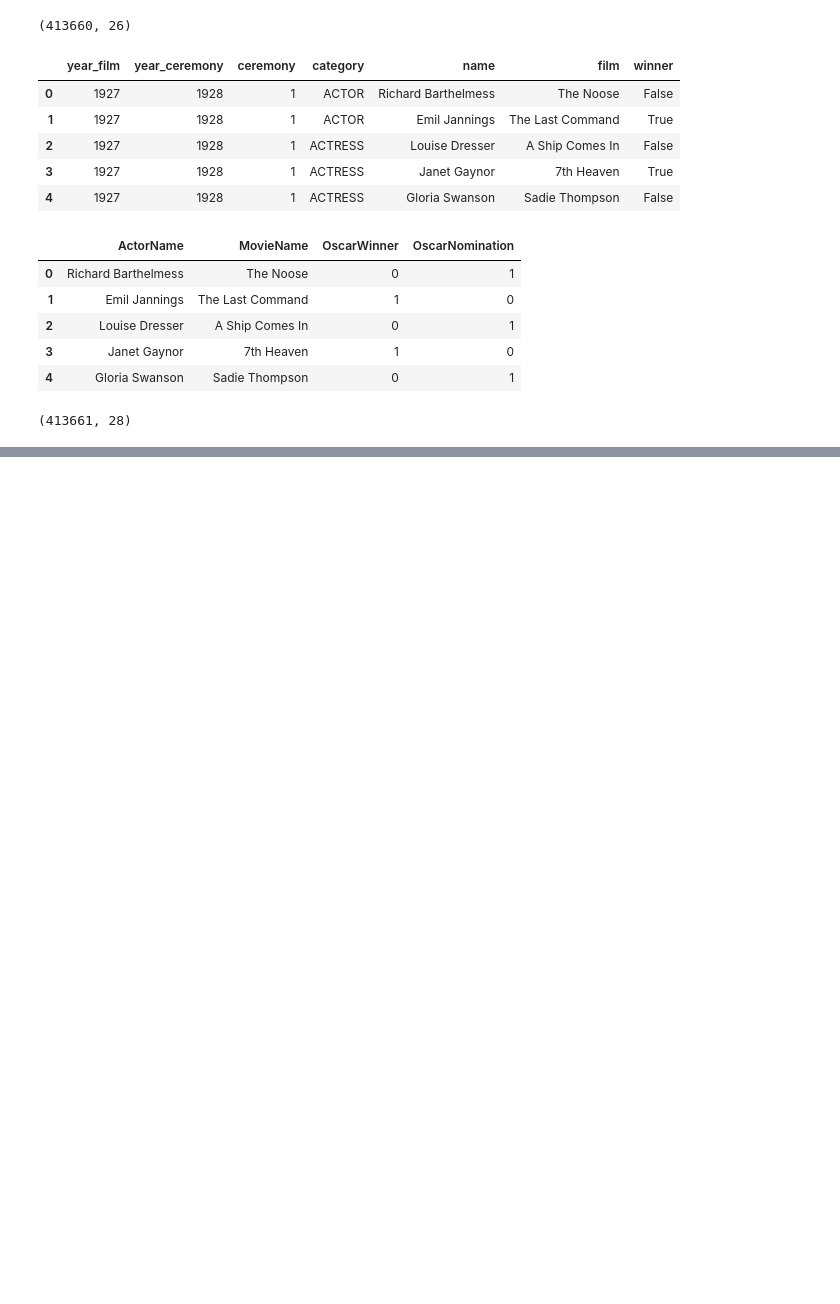
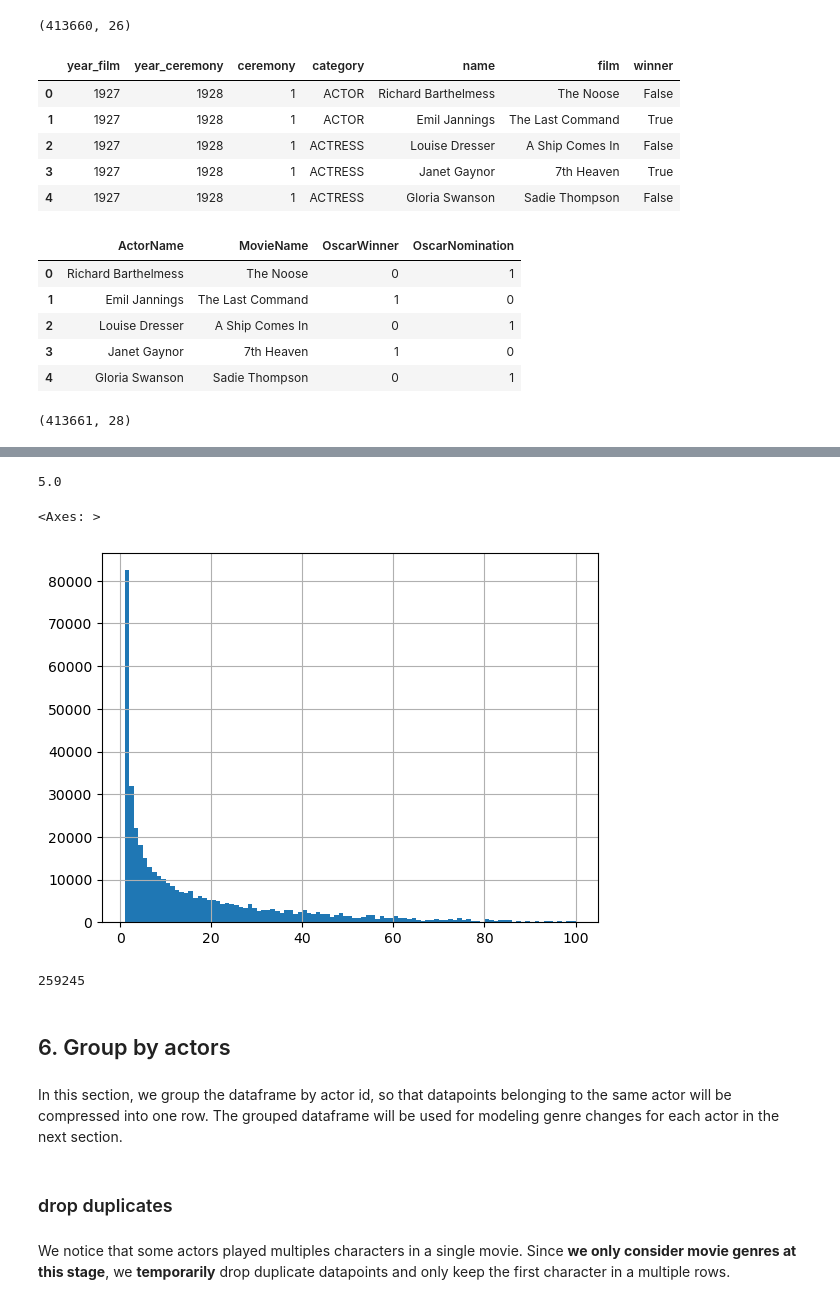
Before and after one commit to epfl-ada/ada-2023-project-datateahouse, a Jupyter notebook: Data Prerocessing.ipynb, the cells around one changed output, grey strips where cells are left out. Drawn from its saved outputs; the diff is of its cells as text; code cells hidden in the pictures; blank space fills up the shorter version.

```diff
--- a/Data Prerocessing.ipynb
+++ b/Data Prerocessing.ipynb
@@ -944,0 +947,3 @@ merged_awards_Oscar.to_pickle("./characters_movies.pkl")
+# %%
+df = pd.read_pickle("./characters_movies.pkl")
+df
@@ -944,0 +977,7 @@ merged_awards_Oscar.to_pickle("./characters_movies.pkl")
+# %%
+# counting the movies each actor has played and append a new column "actor_movie_count"
+actor_movie_count = df.groupby(df.ActorID).agg("count")
+df_actor_movie_count = pd.DataFrame({"ActorMovieCount": actor_movie_count["WID"].values},
+                                 index=actor_movie_count.index)
+df_add_count = pd.merge(df, df_actor_movie_count, how="left", left_on="ActorID", right_index=True)
+df_add_count
@@ -944,0 +1012,25 @@ merged_awards_Oscar.to_pickle("./characters_movies.pkl")
+# %%
+df_add_count["ActorMovieCount"].quantile(0.4)
+# around 97.5% of actors have played less than 100 movies
+# %% [output]
+5.0
+# %%
+# plot the distribution of counts <= 100
+df_add_count[df_add_count["ActorMovieCount"] <= 100]["ActorMovieCount"].hist(bins=99)
+# %% [output]
+<Axes: >
+[figure, added]
+# %%
+# filter out nan movie genres and count < 5
+df_filtered = df_add_count[df_add_count["ActorMovieCount"] >= 5].copy()
+df_filtered.shape[0]
+# %% [output]
+259245
+# %% [markdown]
+## 6. Group by actors
+# %% [markdown]
+In this section, we group the dataframe by actor id, so that datapoints belonging to the same actor will be compressed into one row. The grouped dataframe will be used for modeling genre changes for each actor in the next section.
+# %% [markdown]
+### drop duplicates
+# %% [markdown]
+We notice that some actors played multiples characters in a single movie. Since **we only consider movie genres at this stage**, we **temporarily** drop duplicate datapoints and only keep the first character in a multiple rows.
```
Also changed, not shown: parts of 23 cells of this notebook, 2 other files.
